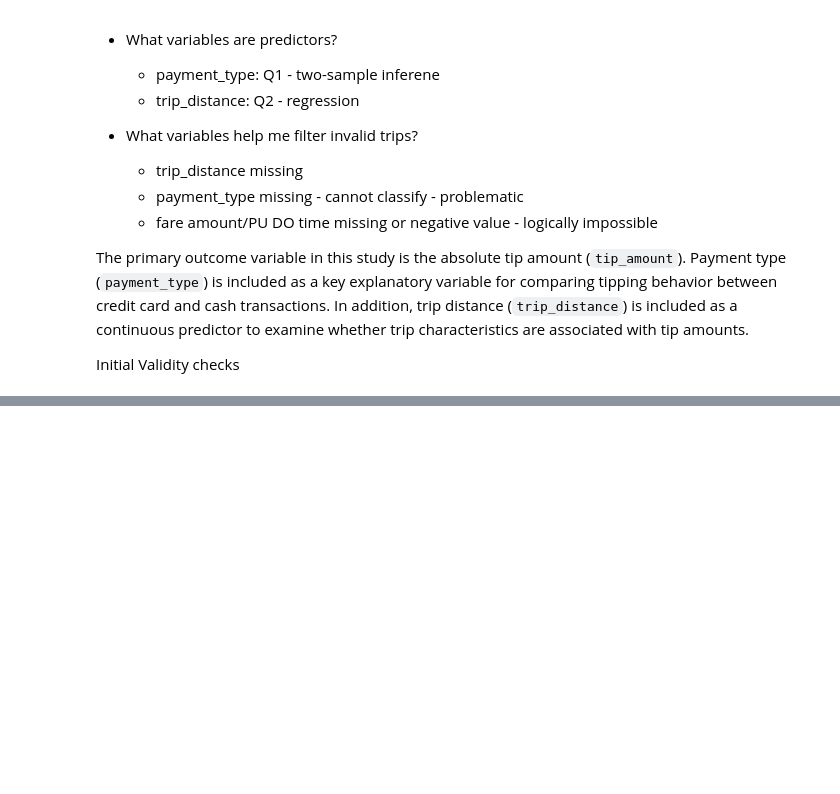
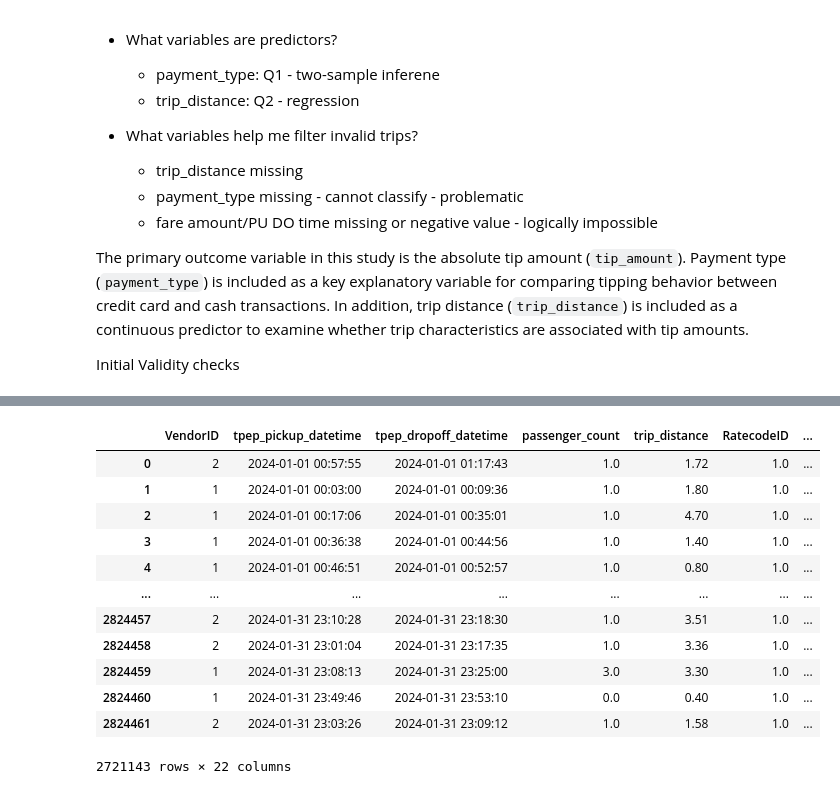
Before and after one commit to inukbaik/nyc-taxi-tipping-analysis, a Jupyter notebook: nyc_taxi_tipping_analysis.ipynb, the cells around one changed output, grey strips where cells are left out. Drawn from its saved outputs; the diff is of its cells as text; code cells hidden in the pictures; blank space fills up the shorter version.

Commit message:
Apply cleaning rules and create derived variables

```diff
--- a/nyc_taxi_tipping_analysis.ipynb
+++ b/nyc_taxi_tipping_analysis.ipynb
@@ -137,0 +171,14 @@ No tip when paid card: 114,188
+# %%
+df_raw = df.copy()
+df_clean = df_raw.copy()
+
+df_clean = df_clean[
+    (df_clean["fare_amount"] > 0) &
+    (df_clean["trip_distance"] > 0) &
+    (df_clean["tip_amount"] >= 0) &
+    (df_clean["payment_type"].isin([1, 2]))
+]
+
+print(f"Rows before cleaning: {len(df_raw)}")
+print(f"Rows after cleaning: {len(df_clean)}")
+print(f"Rows removed: {len(df_raw) - len(df_clean)}")
@@ -137,0 +202,26 @@ No tip when paid card: 114,188
+# %%
+df_clean["trip_duration_min"] = (
+    df_clean["tpep_dropoff_datetime"] - df_clean["tpep_pickup_datetime"]
+).dt.total_seconds() / 60
+
+df_clean["tip_percentage"] = (
+    df_clean["tip_amount"] / df_clean["fare_amount"] * 100
+)
+
+df_clean["is_credit"] = (df_clean["payment_type"] == 2).astype(int)
+
+df_clean
+# %% [output]
+|  | VendorID | tpep_pickup_datetime | tpep_dropoff_datetime | passenger_count | trip_distance | RatecodeID | ... |
+| 0 | 2 | 2024-01-01 00:57:55 | 2024-01-01 01:17:43 | 1.0 | 1.72 | 1.0 | ... |
+| 1 | 1 | 2024-01-01 00:03:00 | 2024-01-01 00:09:36 | 1.0 | 1.80 | 1.0 | ... |
+| 2 | 1 | 2024-01-01 00:17:06 | 2024-01-01 00:35:01 | 1.0 | 4.70 | 1.0 | ... |
+| 3 | 1 | 2024-01-01 00:36:38 | 2024-01-01 00:44:56 | 1.0 | 1.40 | 1.0 | ... |
+| 4 | 1 | 2024-01-01 00:46:51 | 2024-01-01 00:52:57 | 1.0 | 0.80 | 1.0 | ... |
+| ... | ... | ... | ... | ... | ... | ... | ... |
+| 2824457 | 2 | 2024-01-31 23:10:28 | 2024-01-31 23:18:30 | 1.0 | 3.51 | 1.0 | ... |
+| 2824458 | 2 | 2024-01-31 23:01:04 | 2024-01-31 23:17:35 | 1.0 | 3.36 | 1.0 | ... |
+| 2824459 | 1 | 2024-01-31 23:08:13 | 2024-01-31 23:25:00 | 3.0 | 3.30 | 1.0 | ... |
+| 2824460 | 1 | 2024-01-31 23:49:46 | 2024-01-31 23:53:10 | 0.0 | 0.40 | 1.0 | ... |
+| 2824461 | 2 | 2024-01-31 23:03:26 | 2024-01-31 23:09:12 | 1.0 | 1.58 | 1.0 | ... |
+2721143 rows × 22 columns
```
Also changed, not shown: parts of 14 cells of this notebook.
